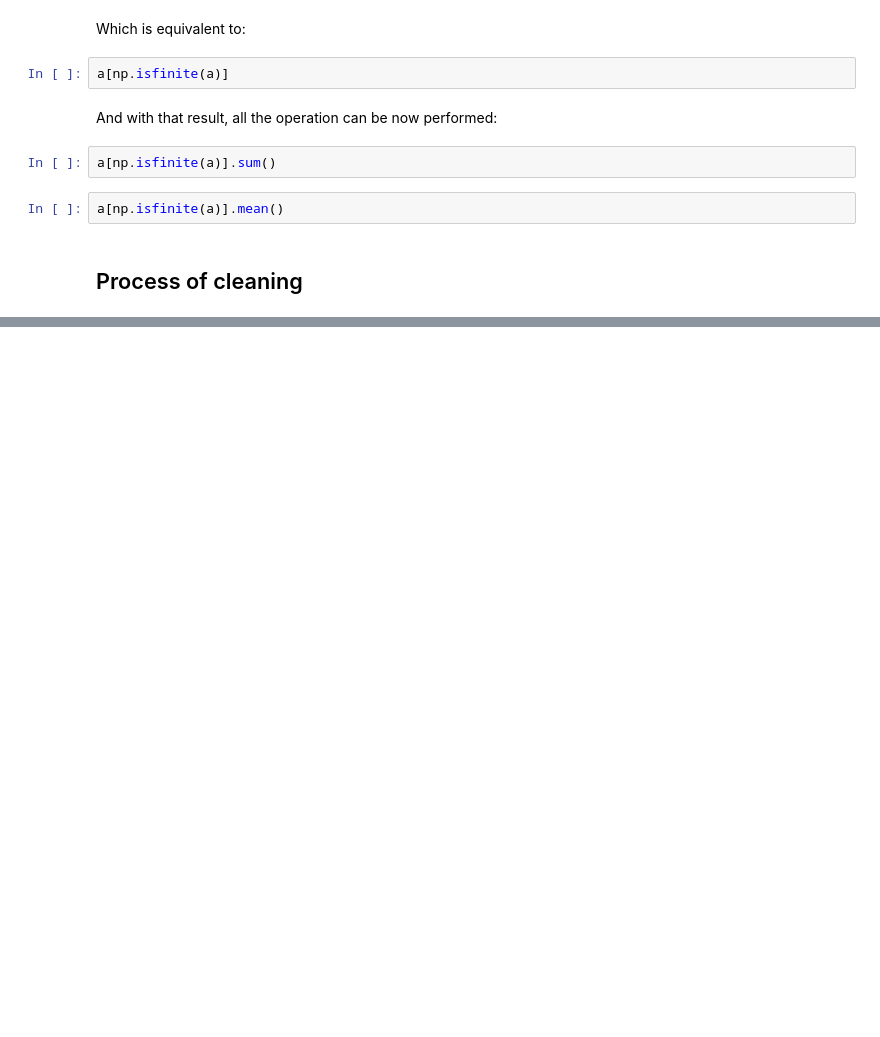
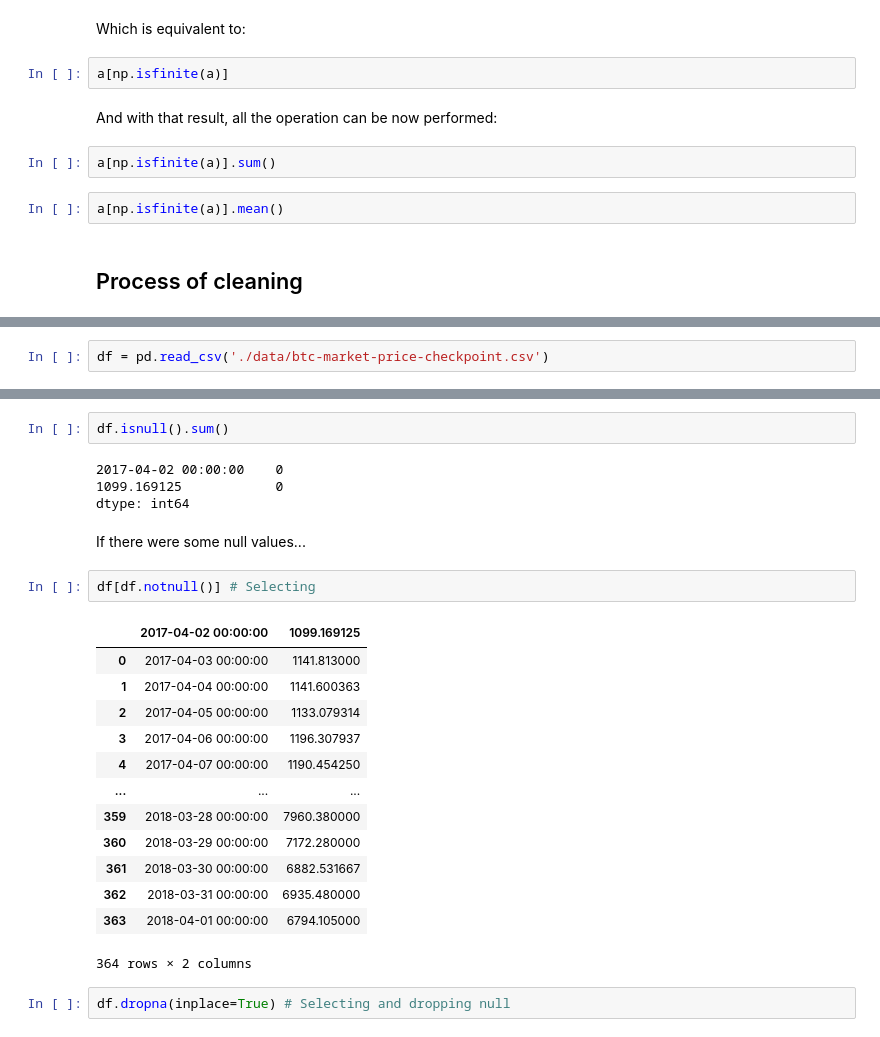
Before and after one commit to JUANITOss/data-analysis-python-FCC, a Jupyter notebook: pandas_notes.ipynb, the cells around one changed output, grey strips where cells are left out. Saved outputs shown, nothing was run; the diff lists cells and outputs as text; blank space fills up the shorter version.

```diff
--- a/pandas_notes.ipynb
+++ b/pandas_notes.ipynb
@@ -482,0 +494,2 @@ a[np.isfinite(a)].mean()
+# %%
+df = pd.read_csv('./data/btc-market-price-checkpoint.csv')
@@ -482,0 +503,26 @@ a[np.isfinite(a)].mean()
+# %%
+df.isnull().sum()
+# %% [output]
+2017-04-02 00:00:00    0
+1099.169125            0
+dtype: int64
+# %% [markdown]
+If there were some null values...
+# %%
+df[df.notnull()] # Selecting
+# %% [output]
+|  | 2017-04-02 00:00:00 | 1099.169125 |
+| 0 | 2017-04-03 00:00:00 | 1141.813000 |
+| 1 | 2017-04-04 00:00:00 | 1141.600363 |
+| 2 | 2017-04-05 00:00:00 | 1133.079314 |
+| 3 | 2017-04-06 00:00:00 | 1196.307937 |
+| 4 | 2017-04-07 00:00:00 | 1190.454250 |
+| ... | ... | ... |
+| 359 | 2018-03-28 00:00:00 | 7960.380000 |
+| 360 | 2018-03-29 00:00:00 | 7172.280000 |
+| 361 | 2018-03-30 00:00:00 | 6882.531667 |
+| 362 | 2018-03-31 00:00:00 | 6935.480000 |
+| 363 | 2018-04-01 00:00:00 | 6794.105000 |
+364 rows × 2 columns
+# %%
+df.dropna(inplace=True) # Selecting and dropping null
```
Also changed, not shown: parts of 64 cells of this notebook, 1 other file.
